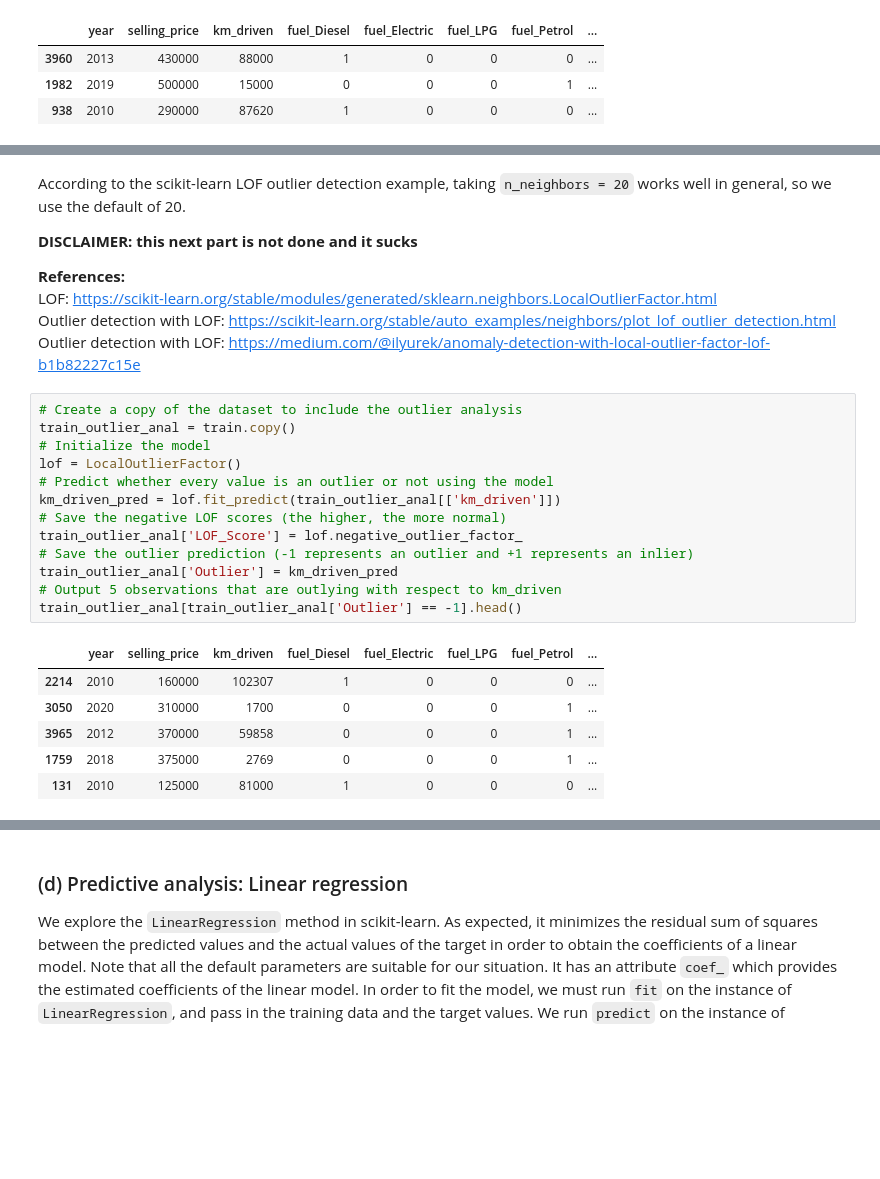
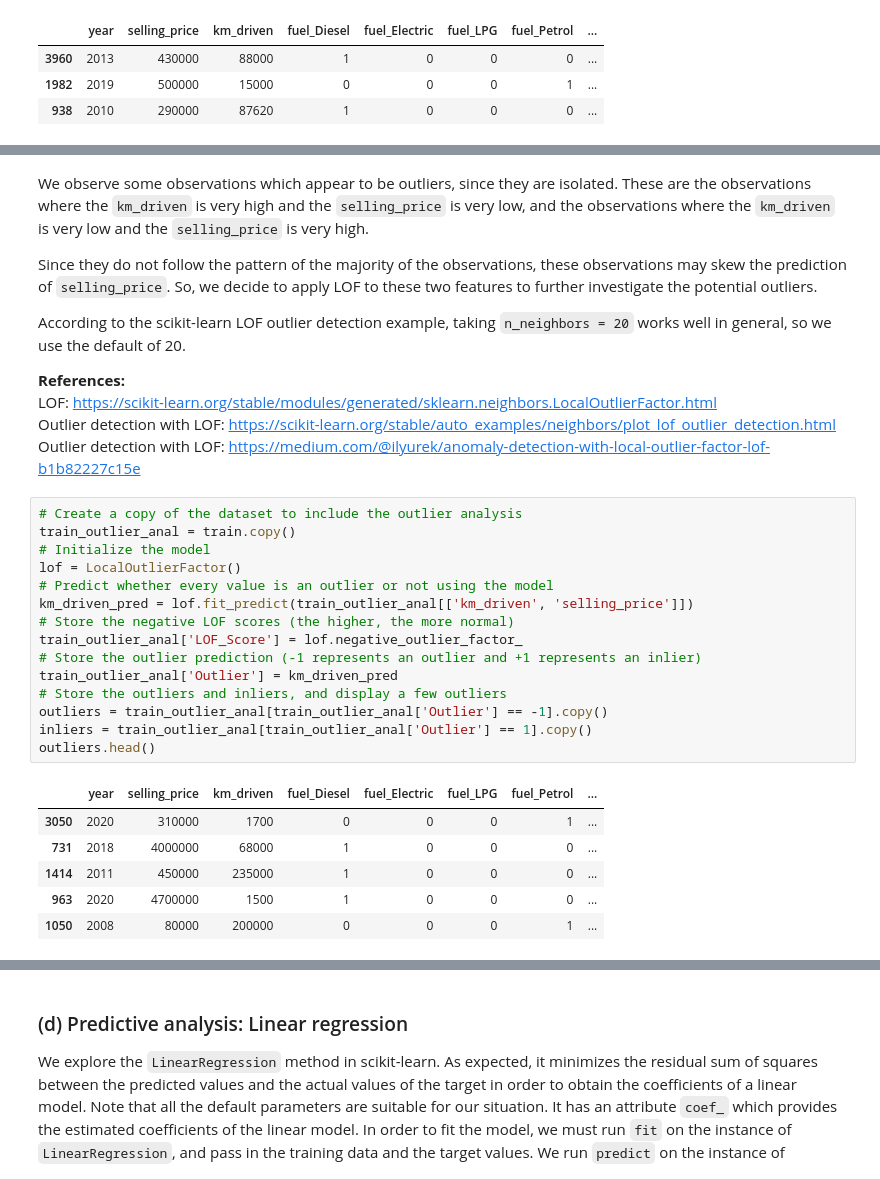
Before and after one commit to Natasa127/CSI4142-A3, a Jupyter notebook: Regression.ipynb, the cells around one changed output, grey strips where cells are left out. Cells and saved outputs as stored; diff of their text form; blank space fills up the shorter version.

```diff
--- a/Regression.ipynb
+++ b/Regression.ipynb
@@ -415,7 +402,9 @@ We also identify outlying behaviour for the `selling_price`, with some values mu
 # %% [markdown]
+We observe some observations which appear to be outliers, since they are isolated. These are the observations where the `km_driven` is very high and the `selling_price` is very low, and the observations where the `km_driven` is very low and the `selling_price` is very high.
+
+Since they do not follow the pattern of the majority of the observations, these observations may skew the prediction of `selling_price`. So, we decide to apply LOF to these two features to further investigate the potential outliers.
+
 According to the scikit-learn LOF outlier detection example, taking `n_neighbors = 20` works well in general, so we use the default of 20.
-
-**DISCLAIMER: this next part is not done and it sucks**
 
 **References:**<br>
 LOF: https://scikit-learn.org/stable/modules/generated/sklearn.neighbors.LocalOutlierFactor.html <br>
@@ -424,20 +413,22 @@ Outlier detection with LOF: https://medium.com/@ilyurek/anomaly-detection-with-l
 # %%
 # Create a copy of the dataset to include the outlier analysis
 train_outlier_anal = train.copy()
 # Initialize the model
 lof = LocalOutlierFactor()
 # Predict whether every value is an outlier or not using the model
-km_driven_pred = lof.fit_predict(train_outlier_anal[['km_driven']])
-# Save the negative LOF scores (the higher, the more normal)
+km_driven_pred = lof.fit_predict(train_outlier_anal[['km_driven', 'selling_price']])
+# Store the negative LOF scores (the higher, the more normal)
 train_outlier_anal['LOF_Score'] = lof.negative_outlier_factor_
-# Save the outlier prediction (-1 represents an outlier and +1 represents an inlier)
+# Store the outlier prediction (-1 represents an outlier and +1 represents an inlier)
 train_outlier_anal['Outlier'] = km_driven_pred
-# Output 5 observations that are outlying with respect to km_driven
-train_outlier_anal[train_outlier_anal['Outlier'] == -1].head()
+# Store the outliers and inliers, and display a few outliers
+outliers = train_outlier_anal[train_outlier_anal['Outlier'] == -1].copy()
+inliers = train_outlier_anal[train_outlier_anal['Outlier'] == 1].copy()
+outliers.head()
 # %% [output]
 |  | year | selling_price | km_driven | fuel_Diesel | fuel_Electric | fuel_LPG | fuel_Petrol | ... |
-| 2214 | 2010 | 160000 | 102307 | 1 | 0 | 0 | 0 | ... |
 | 3050 | 2020 | 310000 | 1700 | 0 | 0 | 0 | 1 | ... |
-| 3965 | 2012 | 370000 | 59858 | 0 | 0 | 0 | 1 | ... |
-| 1759 | 2018 | 375000 | 2769 | 0 | 0 | 0 | 1 | ... |
-| 131 | 2010 | 125000 | 81000 | 1 | 0 | 0 | 0 | ... |
+| 731 | 2018 | 4000000 | 68000 | 1 | 0 | 0 | 0 | ... |
+| 1414 | 2011 | 450000 | 235000 | 1 | 0 | 0 | 0 | ... |
+| 963 | 2020 | 4700000 | 1500 | 1 | 0 | 0 | 0 | ... |
+| 1050 | 2008 | 80000 | 200000 | 0 | 0 | 0 | 1 | ... |
```
Also changed, not shown: parts of 22 cells of this notebook.
